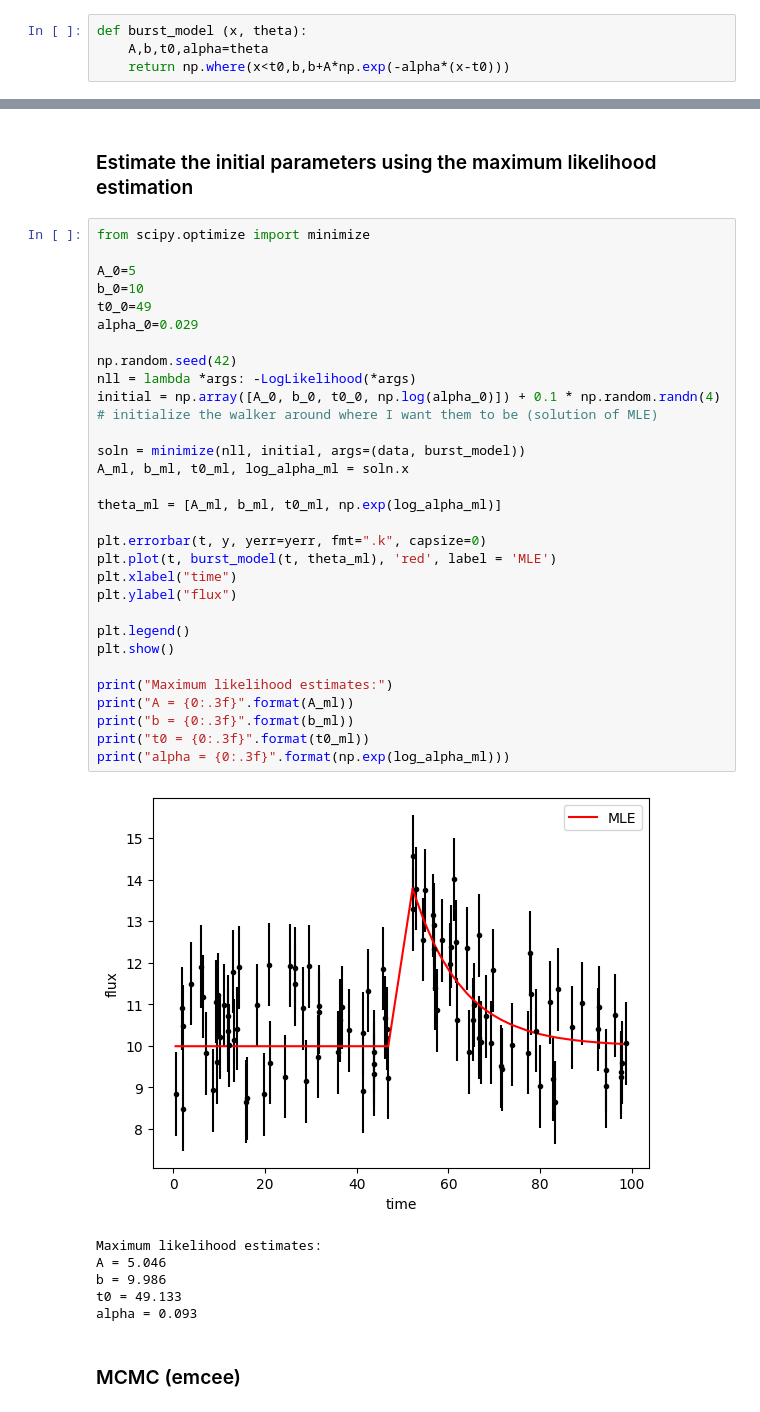
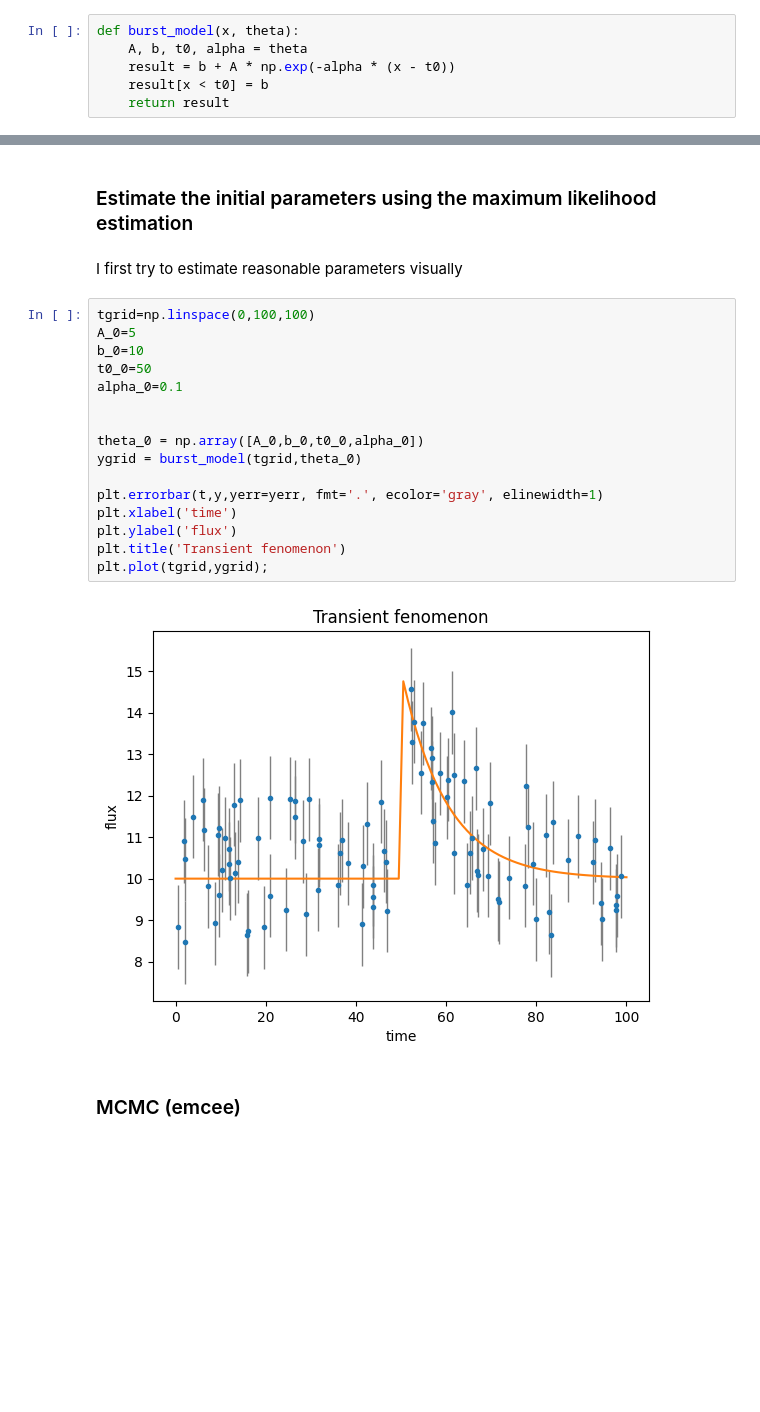
Before and after one commit to GiuliaConti/astrostatistics_bicocca_2024, a Jupyter notebook: working/E10_L11_emcee.ipynb, the cells around one changed output, grey strips where cells are left out. Drawn from its saved outputs; the diff is of its cells as text; blank space fills up the shorter version.

```diff
--- a/working/E10_L11_emcee.ipynb
+++ b/working/E10_L11_emcee.ipynb
@@ -33,7 +43,9 @@ The model
 # %%
-def burst_model (x, theta):
-    A,b,t0,alpha=theta
-    return np.where(x<t0,b,b+A*np.exp(-alpha*(x-t0)))
+def burst_model(x, theta):
+    A, b, t0, alpha = theta
+    result = b + A * np.exp(-alpha * (x - t0))
+    result[x < t0] = b
+    return result
 # %% [markdown]
 The log likelihood
 # %%
@@ -64,43 +77,25 @@ def LogPosterior(theta, data, model):
 # %% [markdown]
 ### Estimate the initial parameters using the maximum likelihood estimation
-# %%
-from scipy.optimize import minimize
-
-A_0=5
-b_0=10
-t0_0=49
-alpha_0=0.029
-
-np.random.seed(42)
-nll = lambda *args: -LogLikelihood(*args)
-initial = np.array([A_0, b_0, t0_0, np.log(alpha_0)]) + 0.1 * np.random.randn(4)
-# initialize the walker around where I want them to be (solution of MLE)
-
-soln = minimize(nll, initial, args=(data, burst_model))
-A_ml, b_ml, t0_ml, log_alpha_ml = soln.x
-
-theta_ml = [A_ml, b_ml, t0_ml, np.exp(log_alpha_ml)]
-
-plt.errorbar(t, y, yerr=yerr, fmt=".k", capsize=0)
-plt.plot(t, burst_model(t, theta_ml), 'red', label = 'MLE')
-plt.xlabel("time")
-plt.ylabel("flux")
-
-plt.legend()
-plt.show()
-
-print("Maximum likelihood estimates:")
-print("A = {0:.3f}".format(A_ml))
-print("b = {0:.3f}".format(b_ml))
-print("t0 = {0:.3f}".format(t0_ml))
-print("alpha = {0:.3f}".format(np.exp(log_alpha_ml)))
-# %% [output]
-[figure, removed]
-Maximum likelihood estimates:
-A = 5.046
-b = 9.986
-t0 = 49.133
-alpha = 0.093
+# %% [markdown]
+I first try to estimate reasonable parameters visually
+# %%
+tgrid=np.linspace(0,100,100)
+A_0=5
+b_0=10
+t0_0=50
+alpha_0=0.1
+
+
+theta_0 = np.array([A_0,b_0,t0_0,alpha_0])
+ygrid = burst_model(tgrid,theta_0)
+
+plt.errorbar(t,y,yerr=yerr, fmt='.', ecolor='gray', elinewidth=1)
+plt.xlabel('time')
+plt.ylabel('flux')
+plt.title('Transient fenomenon')
+plt.plot(tgrid,ygrid);
+# %% [output]
+[figure, added]
 # %% [markdown]
 ### MCMC (emcee)
 # %%
```
Also changed, not shown: parts of 16 cells of this notebook.
